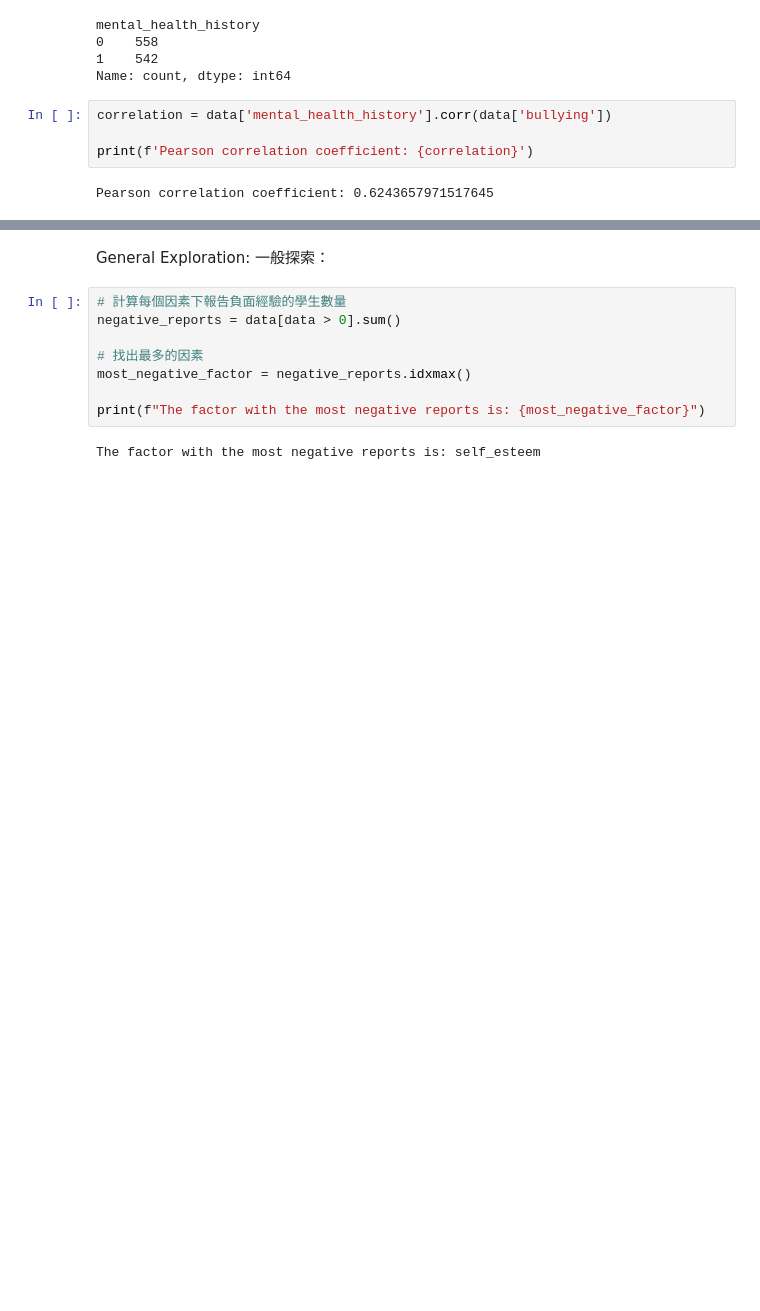
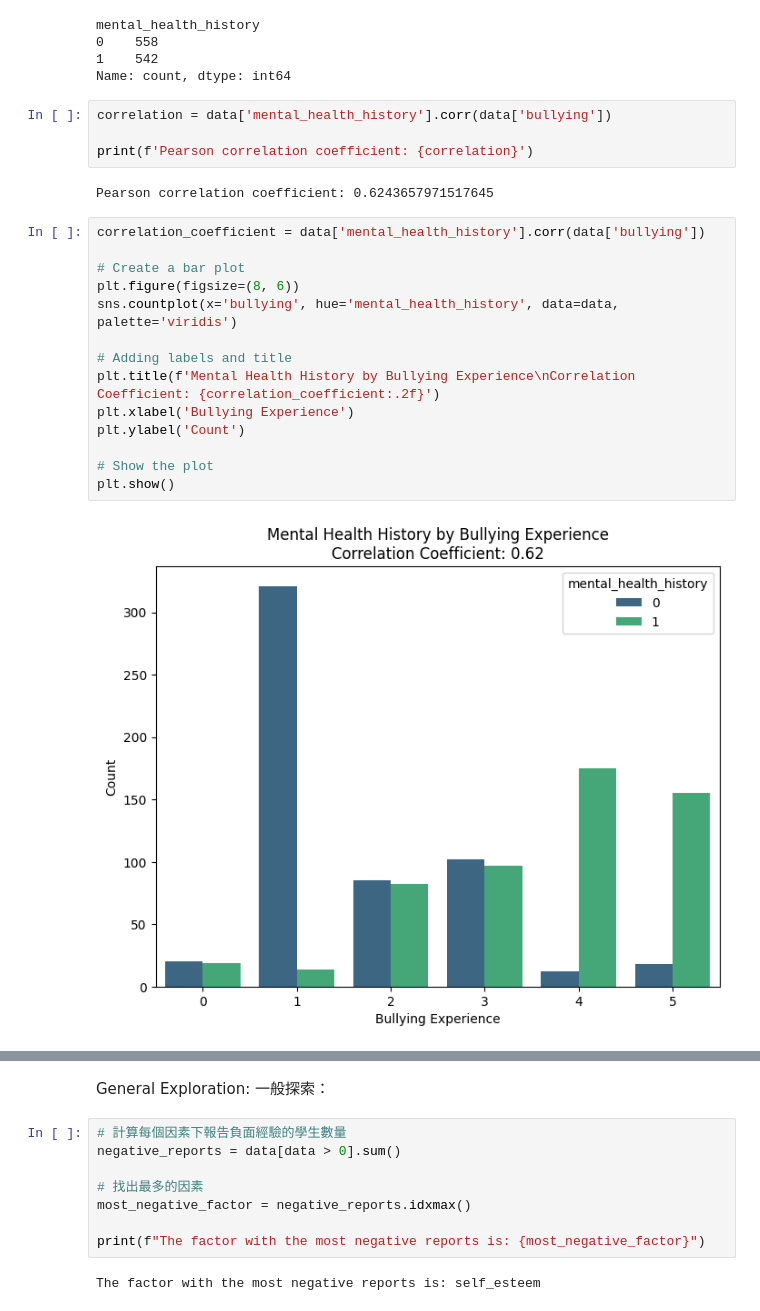
Before and after one commit to Vghxv/112-1-EDM, a Jupyter notebook: find.ipynb, the cells around one changed output, grey strips where cells are left out. Drawn from its saved outputs; the diff is of its cells as text; blank space fills up the shorter version.

```diff
--- a/find.ipynb
+++ b/find.ipynb
@@ -475,3 +481,19 @@ correlation = data['mental_health_history'].corr(data['bullying'])
 print(f'Pearson correlation coefficient: {correlation}')
 # %% [output]
 Pearson correlation coefficient: 0.6243657971517645
+# %%
+correlation_coefficient = data['mental_health_history'].corr(data['bullying'])
+
+# Create a bar plot
+plt.figure(figsize=(8, 6))
+sns.countplot(x='bullying', hue='mental_health_history', data=data, palette='viridis')
+
+# Adding labels and title
+plt.title(f'Mental Health History by Bullying Experience\nCorrelation Coefficient: {correlation_coefficient:.2f}')
+plt.xlabel('Bullying Experience')
+plt.ylabel('Count')
+
+# Show the plot
+plt.show()
+# %% [output]
+[figure, added]
```
Also changed, not shown: parts of 9 cells of this notebook, 1 other file.
